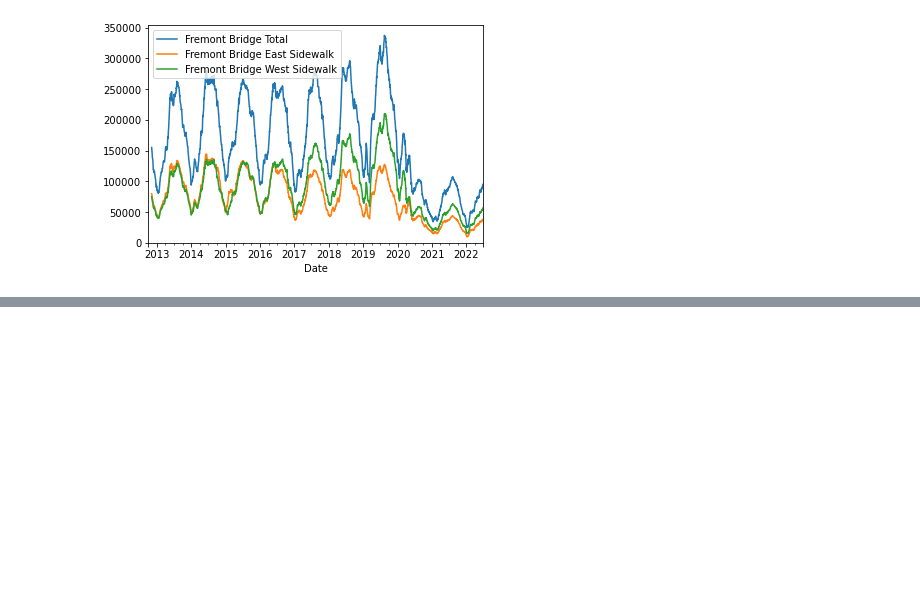
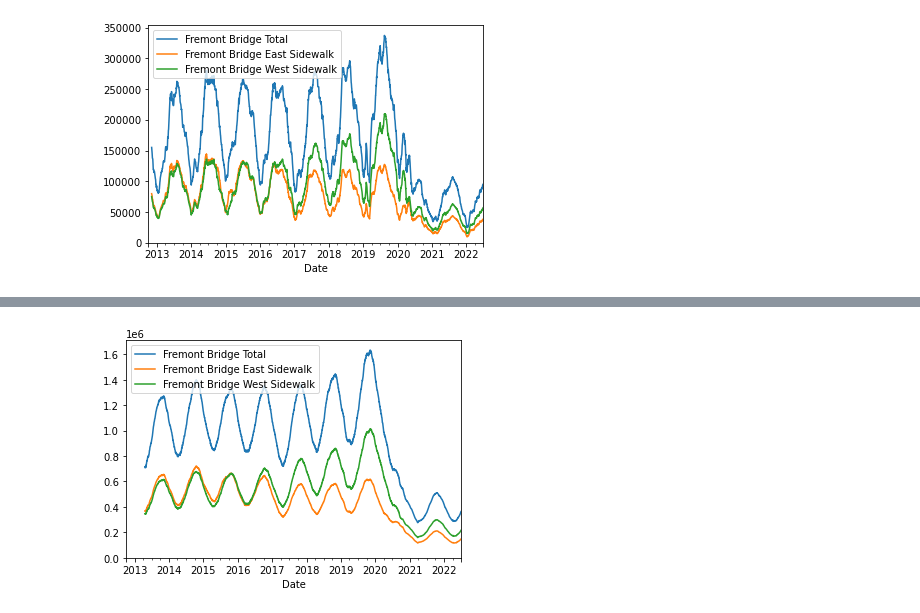
Before and after one commit to chchae-Joung/JupyterTest, a Jupyter notebook: github_test1.ipynb, the cells around one changed output, grey strips where cells are left out. Cells and saved outputs as stored; diff of their text form; code cells hidden in the pictures; blank space fills up the shorter version.

```diff
--- a/github_test1.ipynb
+++ b/github_test1.ipynb
@@ -78,0 +89,5 @@ ax.set_ylim(0, None);
+# %%
+ax = data.resample('D').sum().rolling(200).sum().plot();
+ax.set_ylim(0, None);
+# %% [output]
+[figure, added]
```
Also changed, not shown: parts of 2 cells of this notebook.
